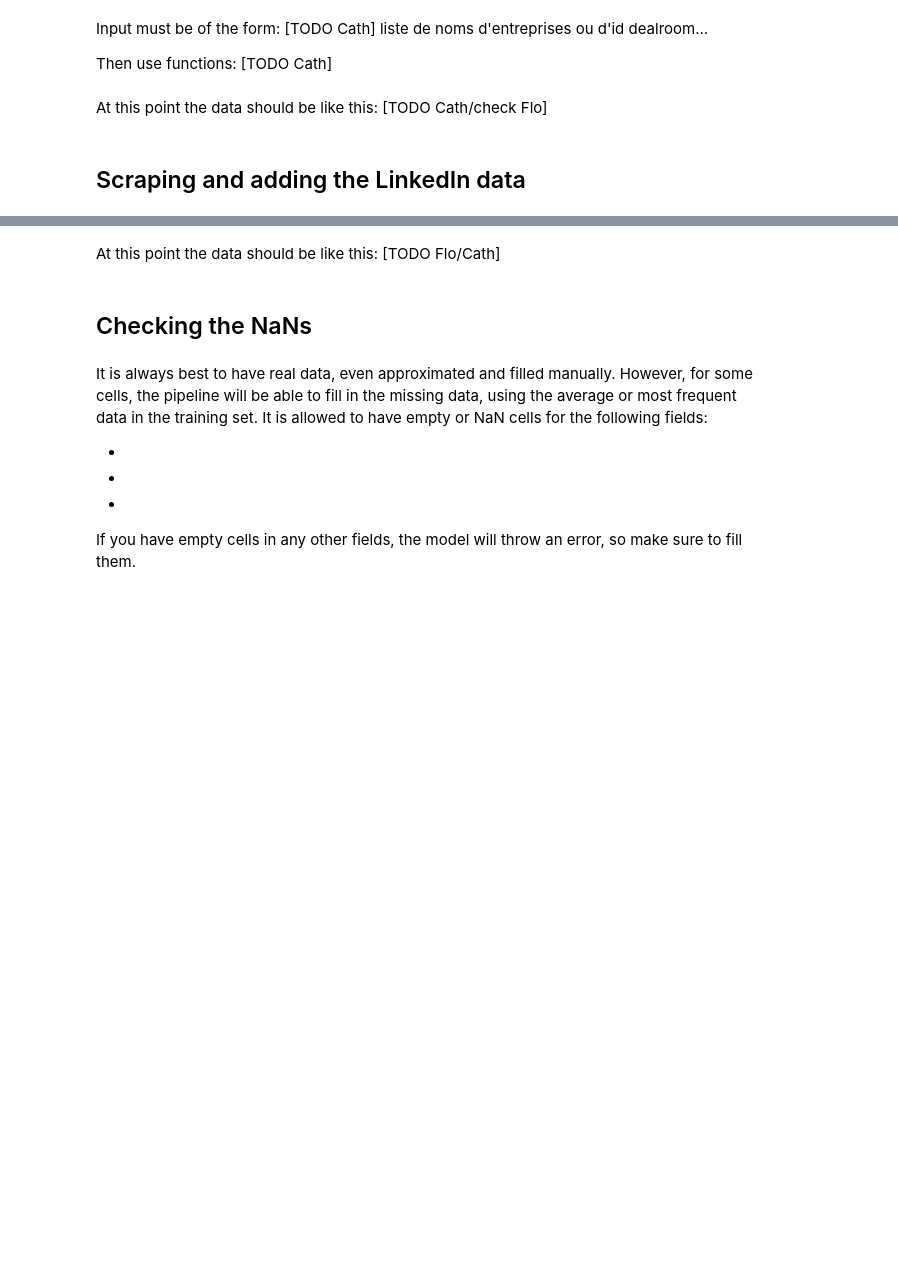
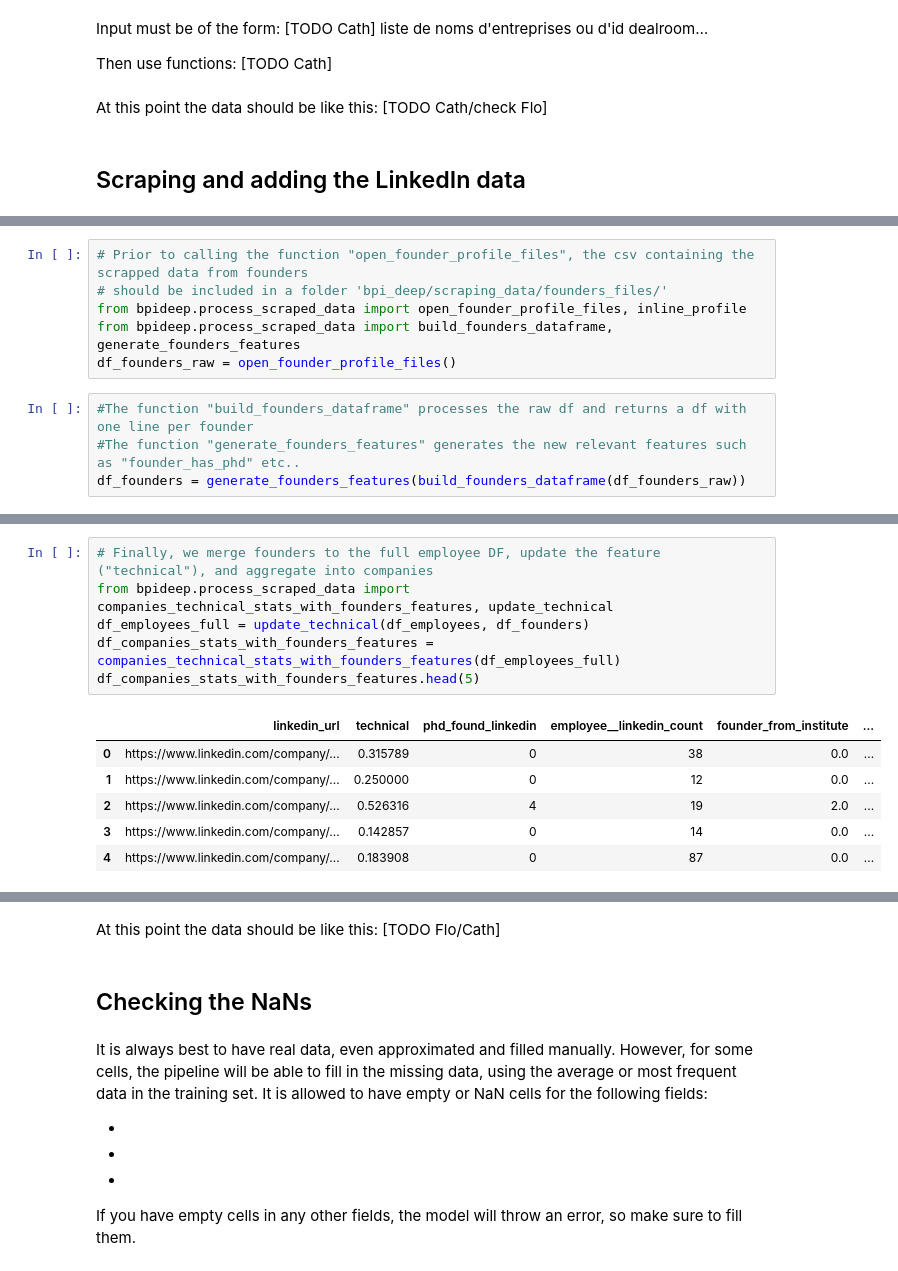
Before and after one commit to CoincoinNico/bpifrance_deeptech_analysis, a Jupyter notebook: documentation/Evaluating_new_companies.ipynb, the cells around one changed output, grey strips where cells are left out. Drawn from its saved outputs; the diff is of its cells as text; blank space fills up the shorter version.

```diff
--- a/documentation/Evaluating_new_companies.ipynb
+++ b/documentation/Evaluating_new_companies.ipynb
@@ -77,0 +95,10 @@ At this point the data should be like this:
+# %%
+# Prior to calling the function "open_founder_profile_files", the csv containing the scrapped data from founders
+# should be included in a folder 'bpi_deep/scraping_data/founders_files/'
+from bpideep.process_scraped_data import open_founder_profile_files, inline_profile
+from bpideep.process_scraped_data import build_founders_dataframe, generate_founders_features
+df_founders_raw = open_founder_profile_files()
+# %%
+#The function "build_founders_dataframe" processes the raw df and returns a df with one line per founder
+#The function "generate_founders_features" generates the new relevant features such as "founder_has_phd" etc..
+df_founders = generate_founders_features(build_founders_dataframe(df_founders_raw))
@@ -77,0 +133,13 @@ At this point the data should be like this:
+# %%
+# Finally, we merge founders to the full employee DF, update the feature ("technical"), and aggregate into companies
+from bpideep.process_scraped_data import companies_technical_stats_with_founders_features, update_technical
+df_employees_full = update_technical(df_employees, df_founders)
+df_companies_stats_with_founders_features = companies_technical_stats_with_founders_features(df_employees_full)
+df_companies_stats_with_founders_features.head(5)
+# %% [output]
+|  | linkedin_url | technical | phd_found_linkedin | employee__linkedin_count | founder_from_institute | ... |
+| 0 | https://www.linkedin.com/company/... | 0.315789 | 0 | 38 | 0.0 | ... |
+| 1 | https://www.linkedin.com/company/... | 0.250000 | 0 | 12 | 0.0 | ... |
+| 2 | https://www.linkedin.com/company/... | 0.526316 | 4 | 19 | 2.0 | ... |
+| 3 | https://www.linkedin.com/company/... | 0.142857 | 0 | 14 | 0.0 | ... |
+| 4 | https://www.linkedin.com/company/... | 0.183908 | 0 | 87 | 0.0 | ... |
```
Also changed, not shown: parts of 8 cells of this notebook.
